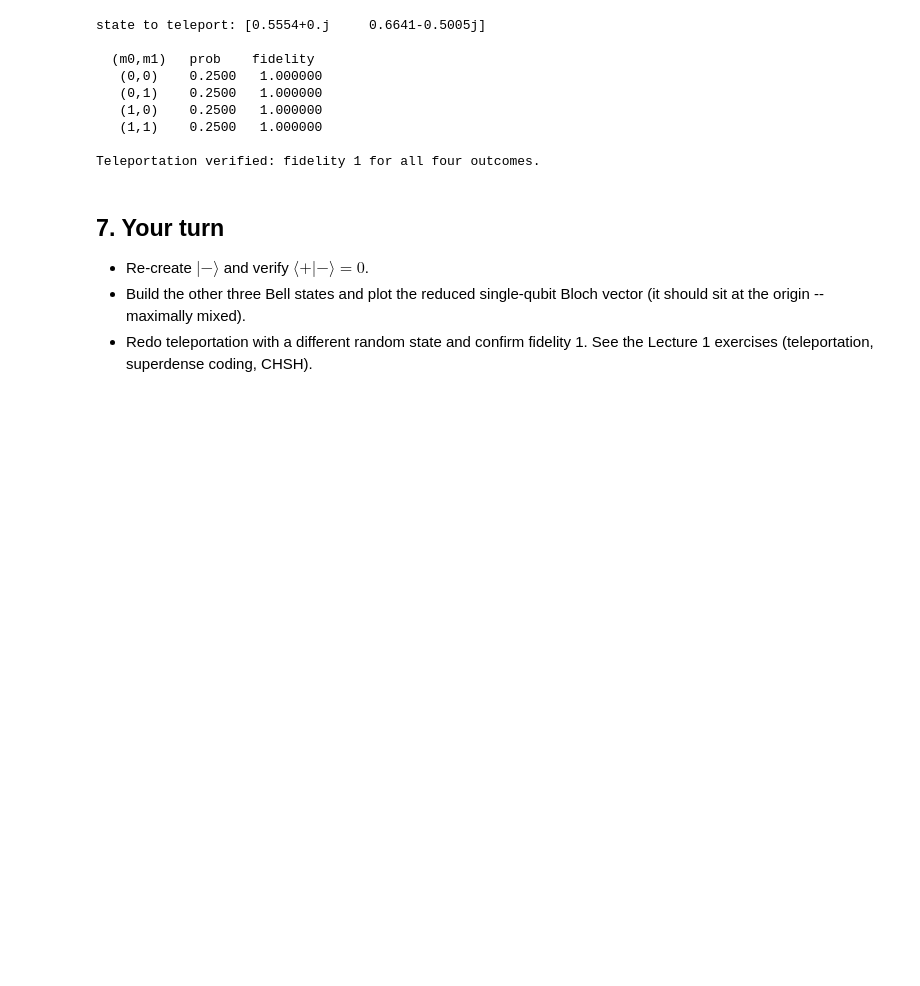
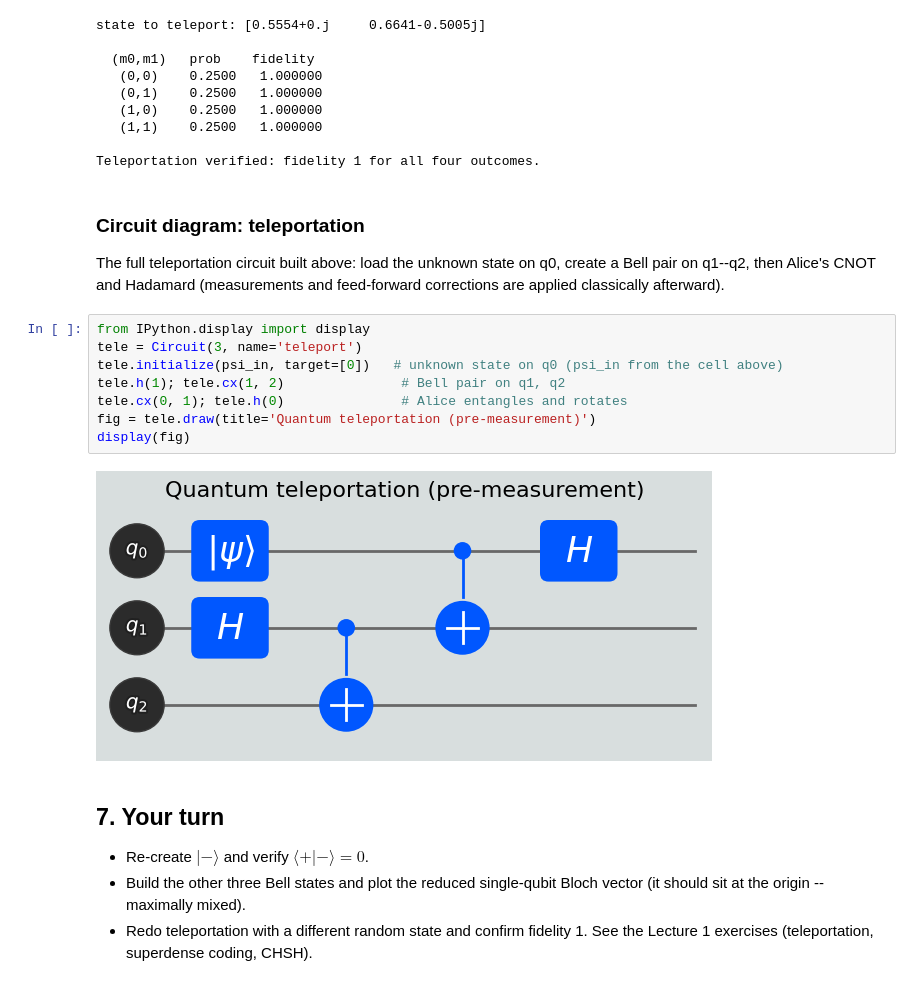
Before and after one commit to lzhang2012-sjtu/quantum-scientific-computing, a Jupyter notebook: notebooks/lec01_quantum_computation_basics.ipynb, the cells around one changed output. Saved outputs shown, nothing was run; the diff lists cells and outputs as text; blank space fills up the shorter version.

```diff
--- a/notebooks/lec01_quantum_computation_basics.ipynb
+++ b/notebooks/lec01_quantum_computation_basics.ipynb
@@ -219,6 +232,20 @@ state to teleport: [0.5554+0.j     0.6641-0.5005j]
    (1,1)    0.2500   1.000000
 
 Teleportation verified: fidelity 1 for all four outcomes.
+# %% [markdown]
+### Circuit diagram: teleportation
+
+The full teleportation circuit built above: load the unknown state on q0, create a Bell pair on q1--q2, then Alice's CNOT and Hadamard (measurements and feed-forward corrections are applied classically afterward).
+# %%
+from IPython.display import display
+tele = Circuit(3, name='teleport')
+tele.initialize(psi_in, target=[0])   # unknown state on q0 (psi_in from the cell above)
+tele.h(1); tele.cx(1, 2)               # Bell pair on q1, q2
+tele.cx(0, 1); tele.h(0)               # Alice entangles and rotates
+fig = tele.draw(title='Quantum teleportation (pre-measurement)')
+display(fig)
+# %% [output]
+[figure, added]
 # %% [markdown]
 ## 7. Your turn
 - Re-create $|-\rangle$ and verify $\langle +|-\rangle=0$.
```
Also changed, not shown: parts of 2 cells of this notebook.
